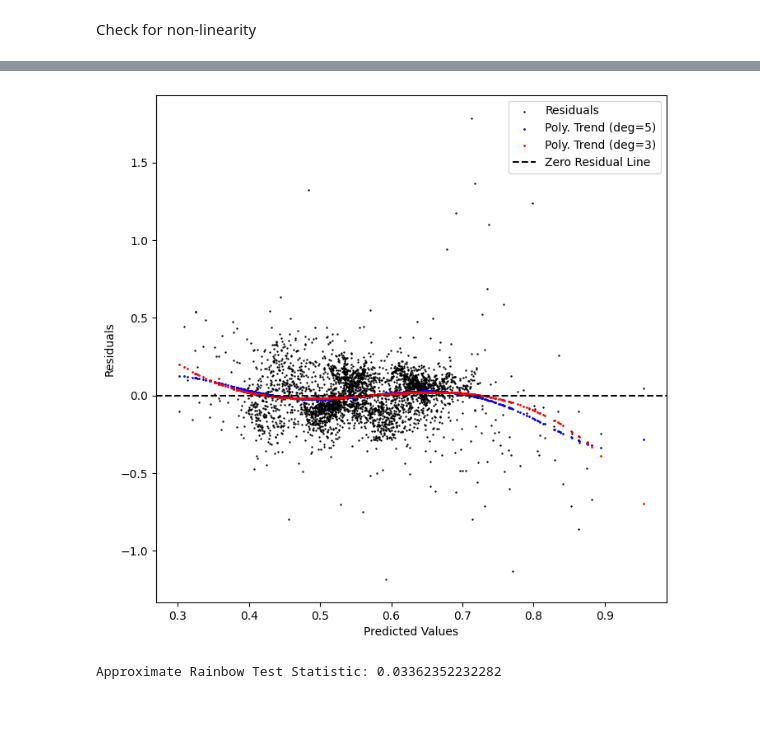
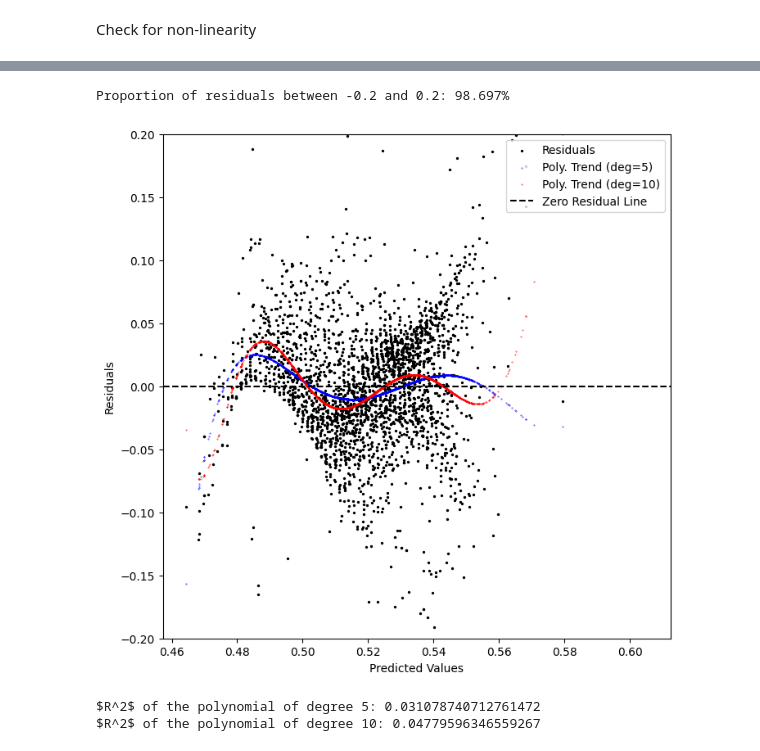
Before and after one commit to lujie-zhou/network_rkhs, a Jupyter notebook: Cai_et_al_2015/replication.ipynb, the cells around one changed output, grey strips where cells are left out. Drawn from its saved outputs; the diff is of its cells as text; code cells hidden in the pictures; blank space fills up the shorter version.

```diff
--- a/Cai_et_al_2015/replication.ipynb
+++ b/Cai_et_al_2015/replication.ipynb
@@ -247,0 +410,11 @@ plt.show()
+# %%
+d3 = distance_matrix(X[control], X[treated])
+fx_hat[control] = np.exp(-d3**2/(2*sigma**2))@C_hat
+
+plt.figure(figsize=(10, 6))
+plt.xlim(-1,2.5)
+plt.ylim(0,10)
+sns.kdeplot(fx_hat[treated],label=r'$\hat{f}$ [treated]',linestyle='--')
+sns.kdeplot(fx_hat[control],label=r'$\hat{f}$ [control]',linestyle='--')
+plt.legend(loc=1)
+plt.show()
@@ -266,44 +441,47 @@ plt.show()
 # %%
-X = sm.add_constant(X)  # Add a constant to the model
+X = sm.add_constant(X)
 model = sm.OLS(fx_hat, X).fit()
 
 residuals = fx_hat - model.fittedvalues
 
+# Zoom into the point cloud
+count_within_range = np.sum((residuals >= -0.2) & (residuals <= 0.2))
+print(f"Proportion of residuals between -0.2 and 0.2: {round(count_within_range / len(residuals),5)*100}%")
+
 # Fit a polynomial trend line to the residuals
-degree = 5  # Adjust the degree of the polynomial as needed
-coefficients = np.polyfit(model.fittedvalues, residuals, degree)
+deg1 = 5  # degree of the polynomial
+coefficients = np.polyfit(model.fittedvalues, residuals, deg1)
 polynomial = np.poly1d(coefficients)
 trend_line5 = polynomial(model.fittedvalues)
 
-degree = 3  # Adjust the degree of the polynomial as needed
-coefficients = np.polyfit(model.fittedvalues, residuals, degree)
+deg2 = 10  # degree of the polynomial
+coefficients = np.polyfit(model.fittedvalues, residuals, deg2)
 polynomial = np.poly1d(coefficients)
-trend_line3 = polynomial(model.fittedvalues)
+trend_line10 = polynomial(model.fittedvalues)
 
 # Create the residual plot with the trend line
 plt.figure(figsize=(8, 8))
-plt.scatter(model.fittedvalues, residuals, color='black', label="Residuals",s=0.5)
-plt.scatter(model.fittedvalues, trend_line5, color='b', label=f"Poly. Trend (deg=5)",s=1)
-plt.scatter(model.fittedvalues, trend_line3, color='r', label=f"Poly. Trend (deg=3)",s=1)
+plt.scatter(model.fittedvalues, residuals, color='black', label="Residuals",s=2)
+plt.scatter(model.fittedvalues, trend_line5, color='b', label=f"Poly. Trend (deg={deg1})",s=0.1)
+plt.scatter(model.fittedvalues, trend_line10, color='r', label=f"Poly. Trend (deg={deg2})",s=0.1)
 plt.xlabel("Predicted Values")
 plt.ylabel("Residuals")
+plt.ylim(-0.2,0.2)
 plt.axhline(y=0, color='black', linestyle='--', label="Zero Residual Line")  # Add a horizontal line at y=0
 plt.legend(loc=1)
 plt.show()
 
-# Calculate the Rainbow test statistic manually
-# Note: This is a simplified illustration, the actual Rainbow test is more complex
+# Assess the polynomial fit
+tss = np.sum((residuals - np.mean(residuals))**2)
+rss5 = np.sum((residuals - trend_line5)**2)
+rss10 = np.sum((residuals - trend_line10)**2)
+rsq5 = (tss - rss5) / tss
+rsq10 = (tss - rss10) / tss
 
-# Calculate the sum of squared residuals for the polynomial fit
-rss_polynomial = np.sum((residuals - trend_line5)**2)
-
-# Calculate the sum of squared residuals for a null model (just the mean)
-rss_null = np.sum((residuals - np.mean(residuals))**2)
-
-# Calculate an approximate Rainbow test statistic (not the actual one, simplified)
-rainbow_statistic = (rss_null - rss_polynomial) / rss_polynomial
-
-print(f"Approximate Rainbow Test Statistic: {rainbow_statistic}")
+print(f"$R^2$ of the polynomial of degree {deg1}: {rsq5}")
+print(f"$R^2$ of the polynomial of degree {deg2}: {rsq10}")
 # %% [output]
+Proportion of residuals between -0.2 and 0.2: 98.697%
-[figure, old version]
+[figure, new version]
-Approximate Rainbow Test Statistic: 0.03362352232282
+$R^2$ of the polynomial of degree 5: 0.031078740712761472
+$R^2$ of the polynomial of degree 10: 0.04779596346559267
```
Also changed, not shown: parts of 12 cells of this notebook.
